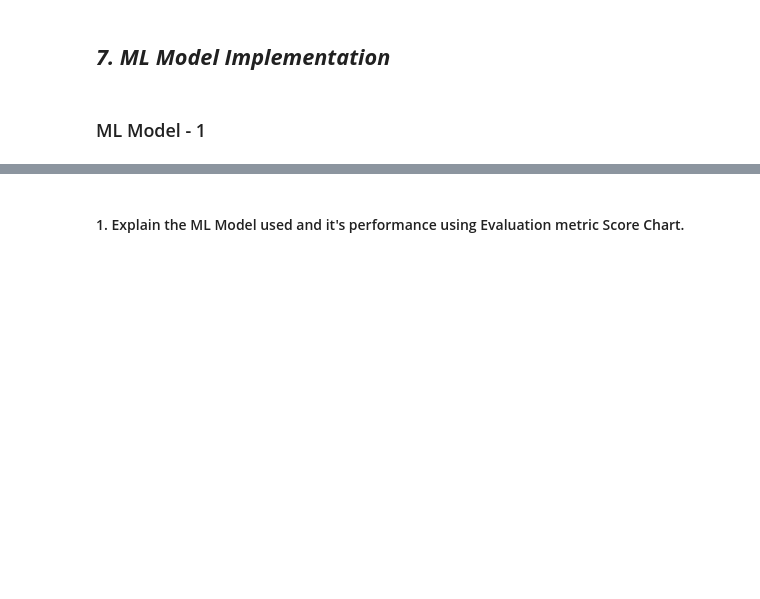
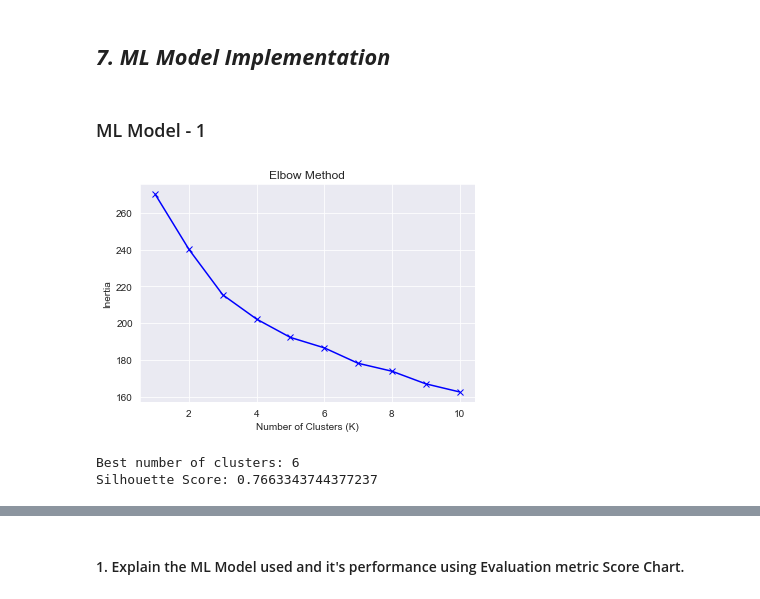
Before and after one commit to Saurabhshrma/Zomato-Restaurant-Clustering-and-Sentiment-Analysis, a Jupyter notebook: Zomato Restaurant Clustering and Sentiment Analysis.ipynb, the cells around one changed output, grey strips where cells are left out. Drawn from its saved outputs; the diff is of its cells as text; code cells hidden in the pictures; blank space fills up the shorter version.

```diff
--- a/Zomato Restaurant Clustering and Sentiment Analysis.ipynb
+++ b/Zomato Restaurant Clustering and Sentiment Analysis.ipynb
@@ -1416,3 +1473,9 @@ Answer Here.
 ### 8. Data Splitting
 # %%
 # Split your data to train and test. Choose Splitting ratio wisely.
+
+from sklearn.model_selection import train_test_split
+
+X = final_df.copy()
+X.set_index('Name',inplace = True)
+X
@@ -1444,0 +1521,55 @@ Answer Here.
+# %%
+# ML Model - 1 Implementation
+
+from sklearn.cluster import KMeans
+
+# Initialize an empty list to store the within-cluster sum of squares (inertia) for different K values
+inertia = []
+
+# Define a range of K values to try
+k_values = range(1, 11)
+
+# Fit K-means for each K value and compute the inertia
+for k in k_values:
+    kmeans = KMeans(n_clusters=k, random_state=42)
+    kmeans.fit(X)
+    inertia.append(kmeans.inertia_)
+
+# Plot the inertia values against the number of clusters
+plt.plot(k_values, inertia, 'bx-')
+plt.xlabel('Number of Clusters (K)')
+plt.ylabel('Inertia')
+plt.title('Elbow Method')
+plt.show()
+# %% [output]
+[figure, added]
+# %%
+from sklearn.cluster import KMeans
+from sklearn.metrics import silhouette_score
+
+# Assuming you have your data stored in the 'data' variable
+
+max_clusters = 11  # Maximum number of clusters to try
+best_score = -1  # Initialize the best silhouette score
+
+# Iterate over different numbers of clusters
+for n_clusters in range(2, max_clusters+1):
+    # Perform K-means clustering
+    kmeans = KMeans(n_clusters=n_clusters)
+    clusters = kmeans.fit_predict(X_pca)
+
+    # Calculate the silhouette score
+    silhouette_avg = silhouette_score(X_pca, clusters)
+
+    # Check if the current score is better than the previous best score
+    if silhouette_avg > best_score:
+        best_score = silhouette_avg
+        best_clusters = clusters
+        best_n_clusters = n_clusters
+
+# Print the best number of clusters and its corresponding silhouette score
+print("Best number of clusters:", best_n_clusters)
+print("Silhouette Score:", best_score)
+# %% [output]
+Best number of clusters: 6
+Silhouette Score: 0.7663343744377237
```
Also changed, not shown: parts of 13 cells of this notebook.
